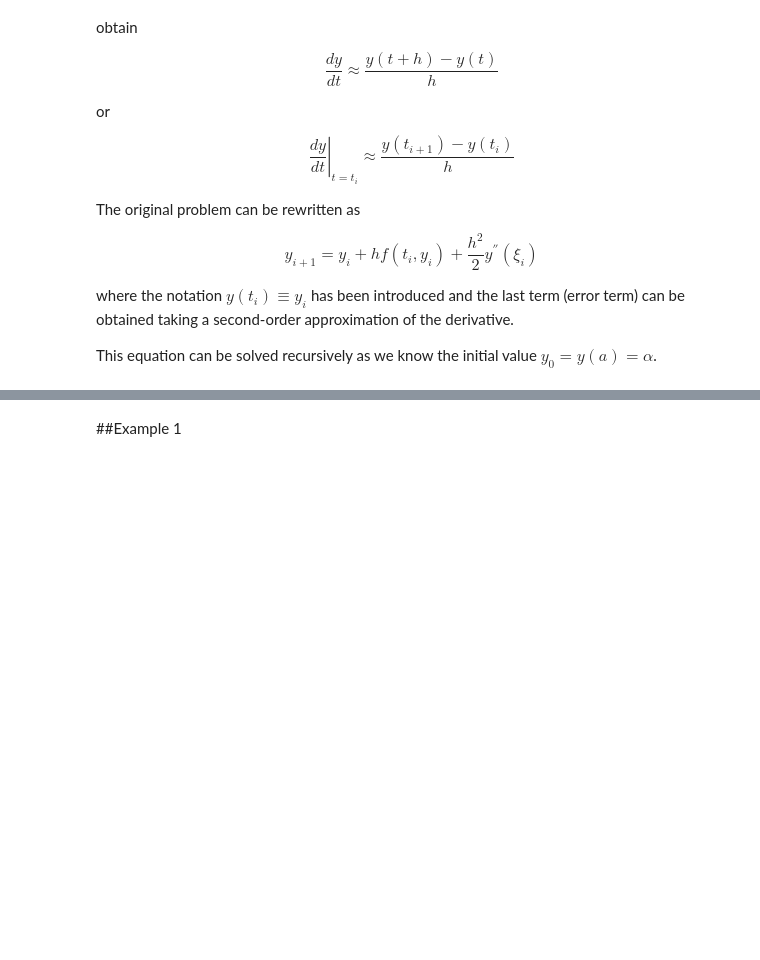
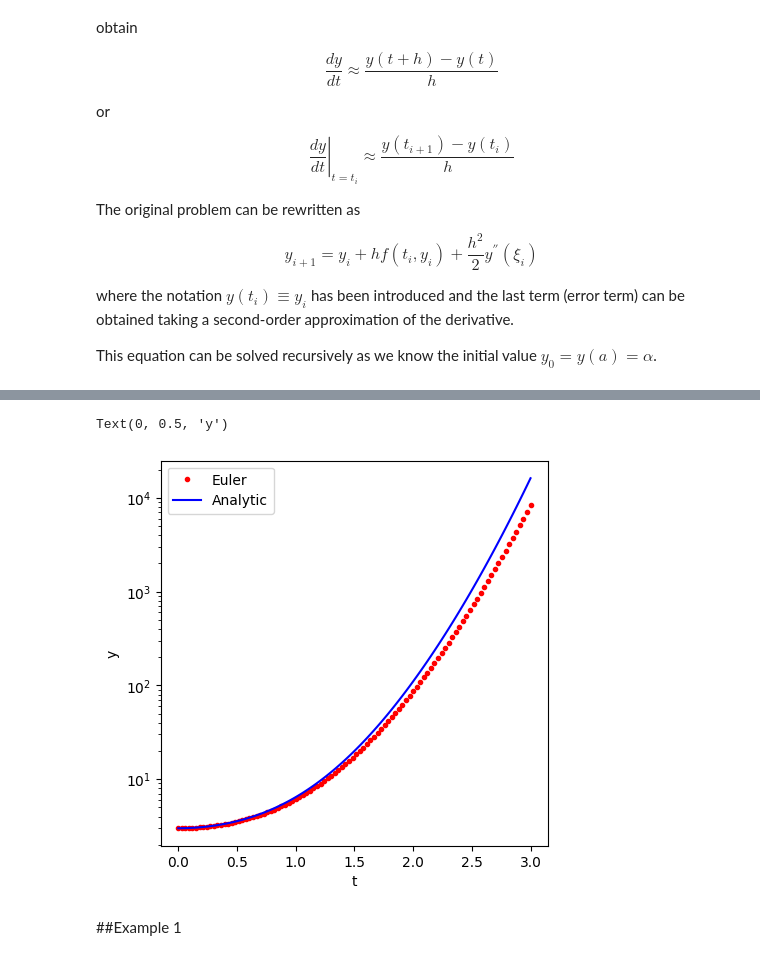
Before and after one commit to anferivera/Programming, a Jupyter notebook: 7_1_differential_equations.ipynb, the cells around one changed output, grey strips where cells are left out. Saved outputs shown, nothing was run; the diff lists cells and outputs as text; code cells hidden in the pictures; blank space fills up the shorter version.

```diff
--- a/7_1_differential_equations.ipynb
+++ b/7_1_differential_equations.ipynb
@@ -66,3 +99,15 @@ This equation can be solved recursively as we know the initial value $y_0 = y(a)
+# %%
+plt.figure(figsize=(5, 5))
+plt.semilogy(tiempos,yi,'r.',label='Euler')
+plt.legend()
+
+plt.plot(tiempos, y(tiempos),'b-',label='Analytic')
+plt.legend()
+plt.xlabel('t')
+plt.ylabel('y')
+# %% [output]
+Text(0, 0.5, 'y')
+[figure, added]
 # %% [markdown]
 ##Example 1
 # %% [markdown]
```
Also changed, not shown: parts of 15 cells of this notebook.
